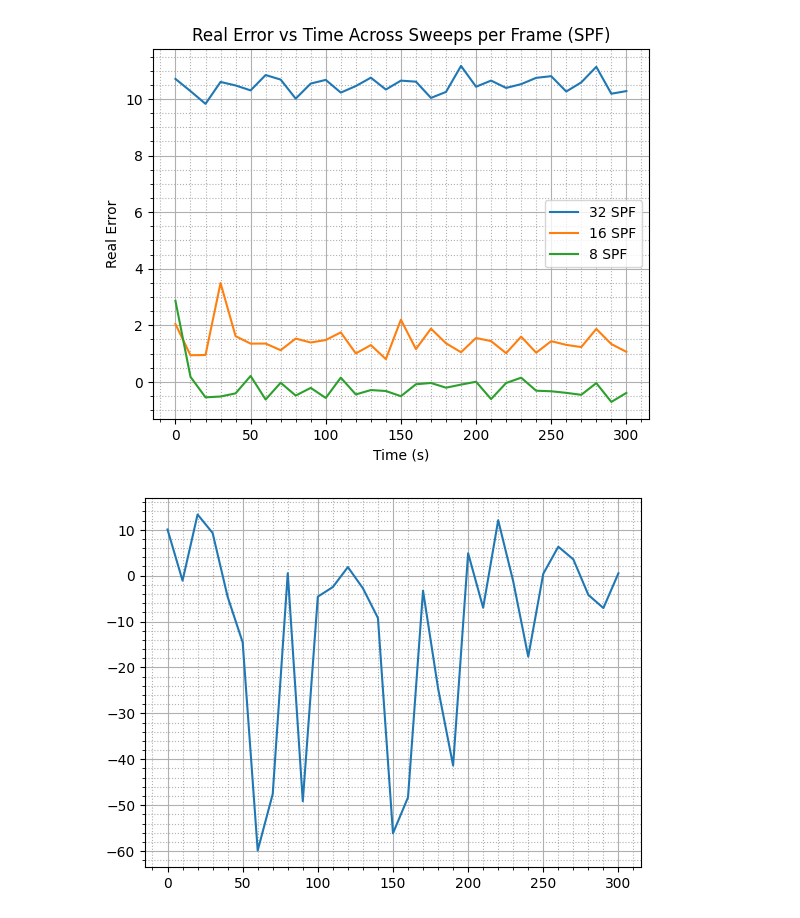
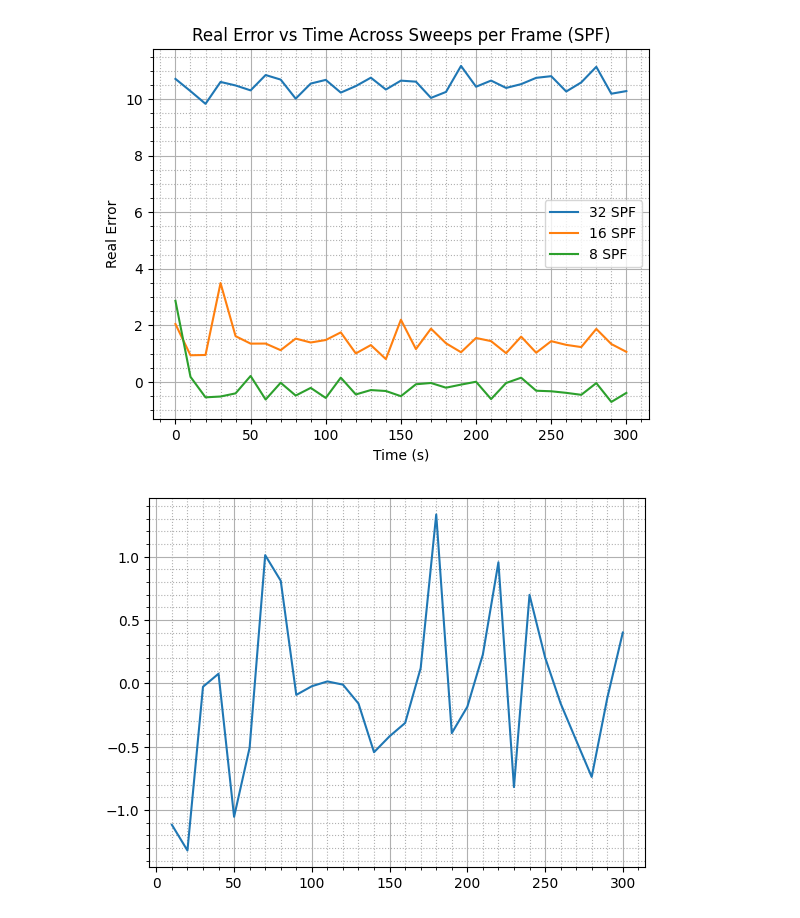
Before and after one commit to samjkenney/bpm-v3, a Jupyter notebook: plotting/plotting.ipynb, the cells around one changed output. Drawn from its saved outputs; the diff is of its cells as text; code cells hidden in the pictures.

```diff
--- a/plotting/plotting.ipynb
+++ b/plotting/plotting.ipynb
@@ -102,15 +102,15 @@ plt.savefig('./spf-accuracy.png')
 # %% [output]
 [figure]
 # %%
-df = pd.read_csv('../grace-7302025/cleaned.csv')
+df = pd.read_csv('../grace-7312025/cleaned.csv')
 df['percent-error'] = df['percent-error']*100
 
 df = df[df["Height"] == 1]
 
-plt.plot(np.array(df['Time'].to_list()), np.array(df['percent-error'].to_list()))
+plt.plot(np.array(df['Time'].to_list()), np.array(df['deviation'].to_list()))
 plt.minorticks_on()
 plt.grid(which='major', linestyle='-') # Major gridlines
 plt.grid(which='minor', linestyle=':') # Minor gridlines
 plt.show()
 # %% [output]
-[figure, old version]
+[figure, new version]
```
Also changed, not shown: parts of 2 cells of this notebook, 47 other files.
